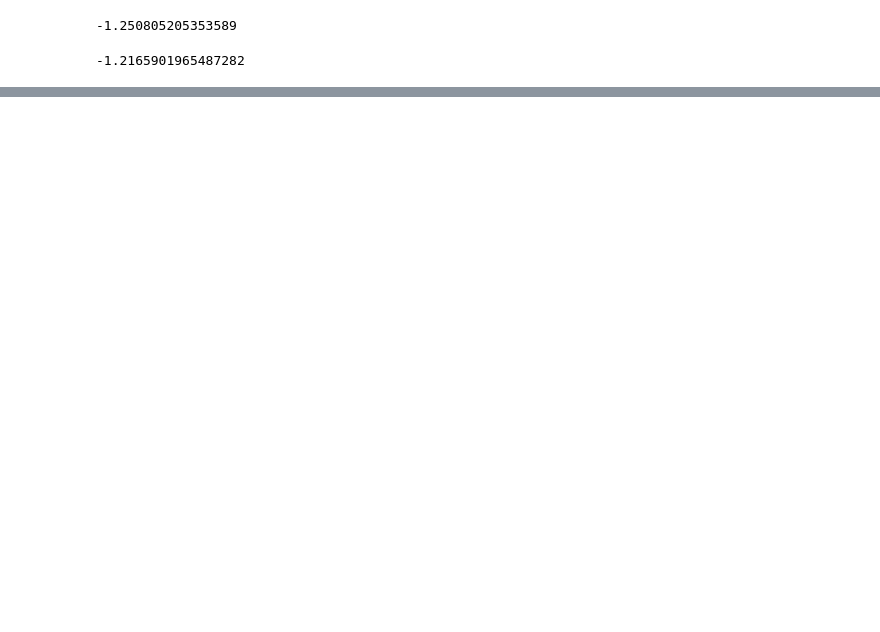
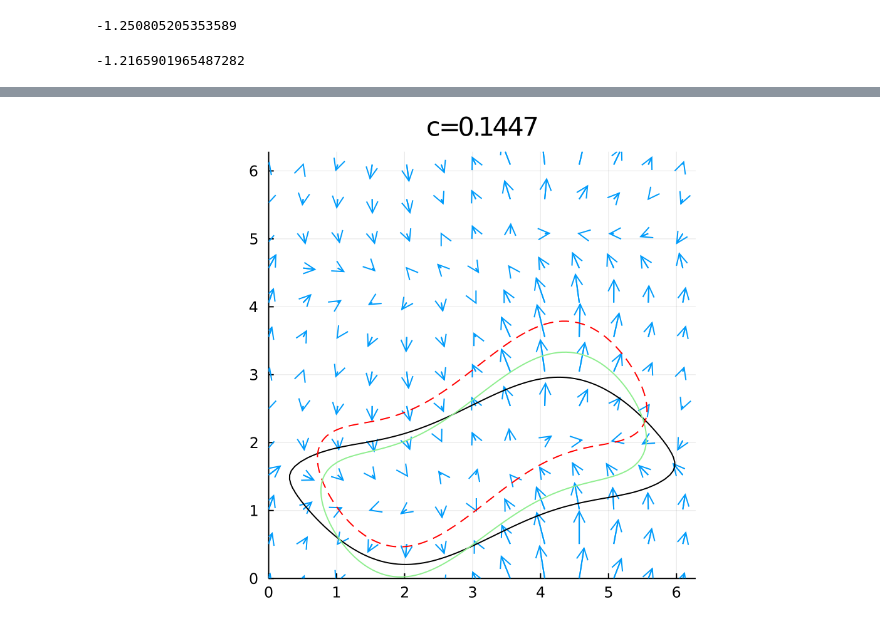
Before and after one commit to MaHermann/CoherentStructures.jl, a Jupyter notebook: notebooks/Standard/standard_LR_CG.ipynb, the cells around one changed output, grey strips where cells are left out. Saved outputs shown, nothing was run; the diff lists cells and outputs as text; code cells hidden in the pictures; blank space fills up the shorter version.

```diff
--- a/notebooks/Standard/standard_LR_CG.ipynb
+++ b/notebooks/Standard/standard_LR_CG.ipynb
@@ -244,22 +115,0 @@ dynamic_cheeger_value (generic function with 1 method)
-# %%
-function get_levelset(ctx, u, c;
-        x_resolution=nothing, y_resolution=nothing, n_candidates=10, bdata=BoundaryData())
-
-    if x_resolution==nothing
-        x_resolution = ctx.numberOfPointsInEachDirection[1]
-    end
-    if y_resolution==nothing
-        y_resolution = ctx.numberOfPointsInEachDirection[2]
-    end
-
-    xs = range(ctx.spatialBounds[1][1], stop=ctx.spatialBounds[2][1], length=x_resolution)
-    ys = range(ctx.spatialBounds[1][2], stop=ctx.spatialBounds[2][2], length=y_resolution)
-    u_dofvals = undoBCS(ctx, u, bdata)
-    u_nodevals = u_dofvals[ctx.node_to_dof]
-
-    fs = [evaluate_function_from_node_or_cellvals(ctx, u_nodevals, Vec{2}((x,y)))
-        for x in xs, y in ys]
-
-    return Contour.contour(xs,ys,fs,c)
-
-end
@@ -387,0 +216,16 @@ Plots.plot(plot_paper, plot_ours, fmt=:png,dpi=200)
+# %%
+plot_vectorfield(get_levelset_evolution(ctx,u₀,u_dot, bdata=bdata)...,scale=3,step=8)
+curve         = lines(get_levelset(ctx, u₀, c_paper, bdata=bdata))[1]
+curve_epsilon = lines(get_levelset(ctx, uϵ, c_paper, bdata=bdata))[1]
+curves_predicted = lines(get_levelset(ctx, u₀ + ϵ*u_dot, c_paper, bdata=bdata))
+
+
+plot!(coordinates(curve),color=:black)
+plot!(coordinates(curve_epsilon),color=:red,linestyle=:dash)
+for c in curves_predicted
+    plot!(coordinates(c),color=:lightgreen)
+end
+
+Plots.plot!(fmt=:png,dpi=200,legend=false,aspectratio=1,xlims=(0,2π),ylims=(0,2π),title="c=$(round(c_paper,digits=4))")
+# %% [output]
+[figure, added]
```
Also changed, not shown: parts of 20 cells of this notebook, 3 other files.
